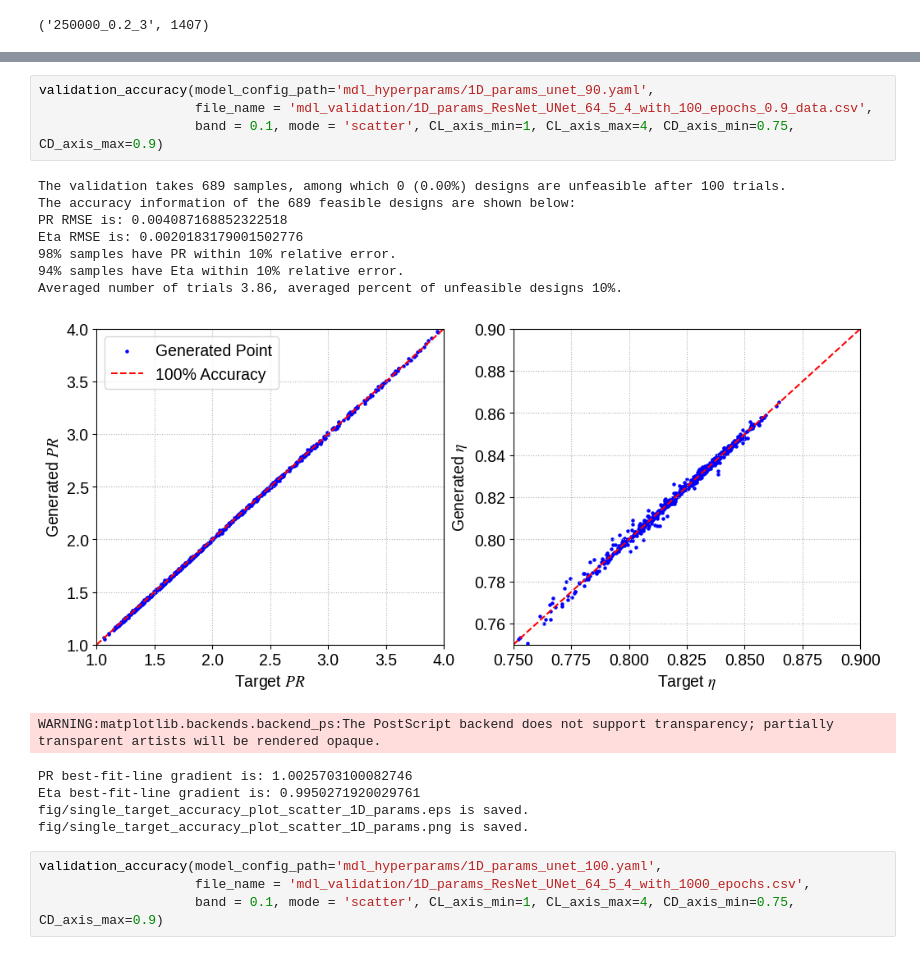
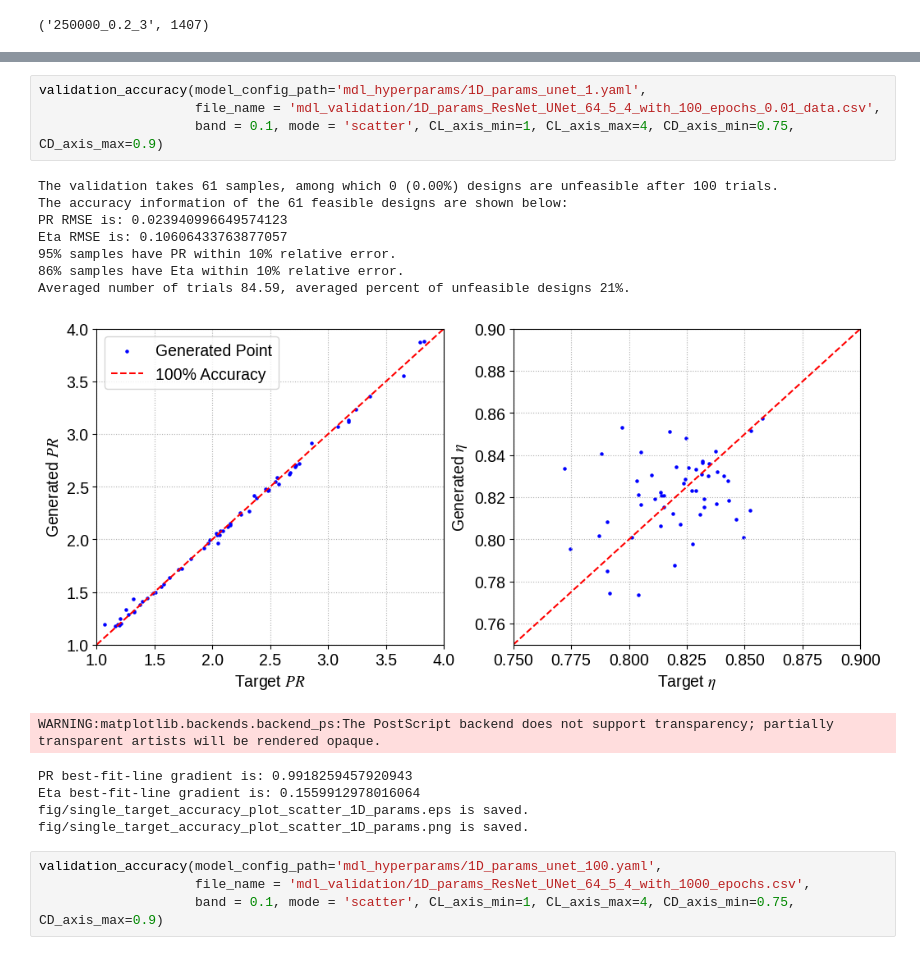
Before and after one commit to Yingfangeng/Diffusion_based_2DAirfoil_Generation, a Jupyter notebook: model_deployment.ipynb, the cells around one changed output, grey strips where cells are left out. Saved outputs shown, nothing was run; the diff lists cells and outputs as text.

```diff
--- a/model_deployment.ipynb
+++ b/model_deployment.ipynb
@@ -532,19 +566,19 @@ Total parameters: 61,785,986
 # %%
-validation_accuracy(model_config_path='mdl_hyperparams/1D_params_unet_90.yaml',
-                    file_name = 'mdl_validation/1D_params_ResNet_UNet_64_5_4_with_100_epochs_0.9_data.csv',
+validation_accuracy(model_config_path='mdl_hyperparams/1D_params_unet_1.yaml',
+                    file_name = 'mdl_validation/1D_params_ResNet_UNet_64_5_4_with_100_epochs_0.01_data.csv',
                     band = 0.1, mode = 'scatter', CL_axis_min=1, CL_axis_max=4, CD_axis_min=0.75, CD_axis_max=0.9)
 # %% [output]
-The validation takes 689 samples, among which 0 (0.00%) designs are unfeasible after 100 trials.
-The accuracy information of the 689 feasible designs are shown below:
-PR RMSE is: 0.004087168852322518
-Eta RMSE is: 0.0020183179001502776
-98% samples have PR within 10% relative error.
-94% samples have Eta within 10% relative error.
-Averaged number of trials 3.86, averaged percent of unfeasible designs 10%.
+The validation takes 61 samples, among which 0 (0.00%) designs are unfeasible after 100 trials.
+The accuracy information of the 61 feasible designs are shown below:
+PR RMSE is: 0.023940996649574123
+Eta RMSE is: 0.10606433763877057
+95% samples have PR within 10% relative error.
+86% samples have Eta within 10% relative error.
+Averaged number of trials 84.59, averaged percent of unfeasible designs 21%.
-[figure, old version]
+[figure, new version]
 WARNING:matplotlib.backends.backend_ps:The PostScript backend does not support transparency; partially transparent artists will be rendered opaque.
-PR best-fit-line gradient is: 1.0025703100082746
-Eta best-fit-line gradient is: 0.9950271920029761
+PR best-fit-line gradient is: 0.9918259457920943
+Eta best-fit-line gradient is: 0.1559912978016064
 fig/single_target_accuracy_plot_scatter_1D_params.eps is saved.
 fig/single_target_accuracy_plot_scatter_1D_params.png is saved.
 # %%
```
Also changed, not shown: parts of 5 cells of this notebook, 6 other files.
